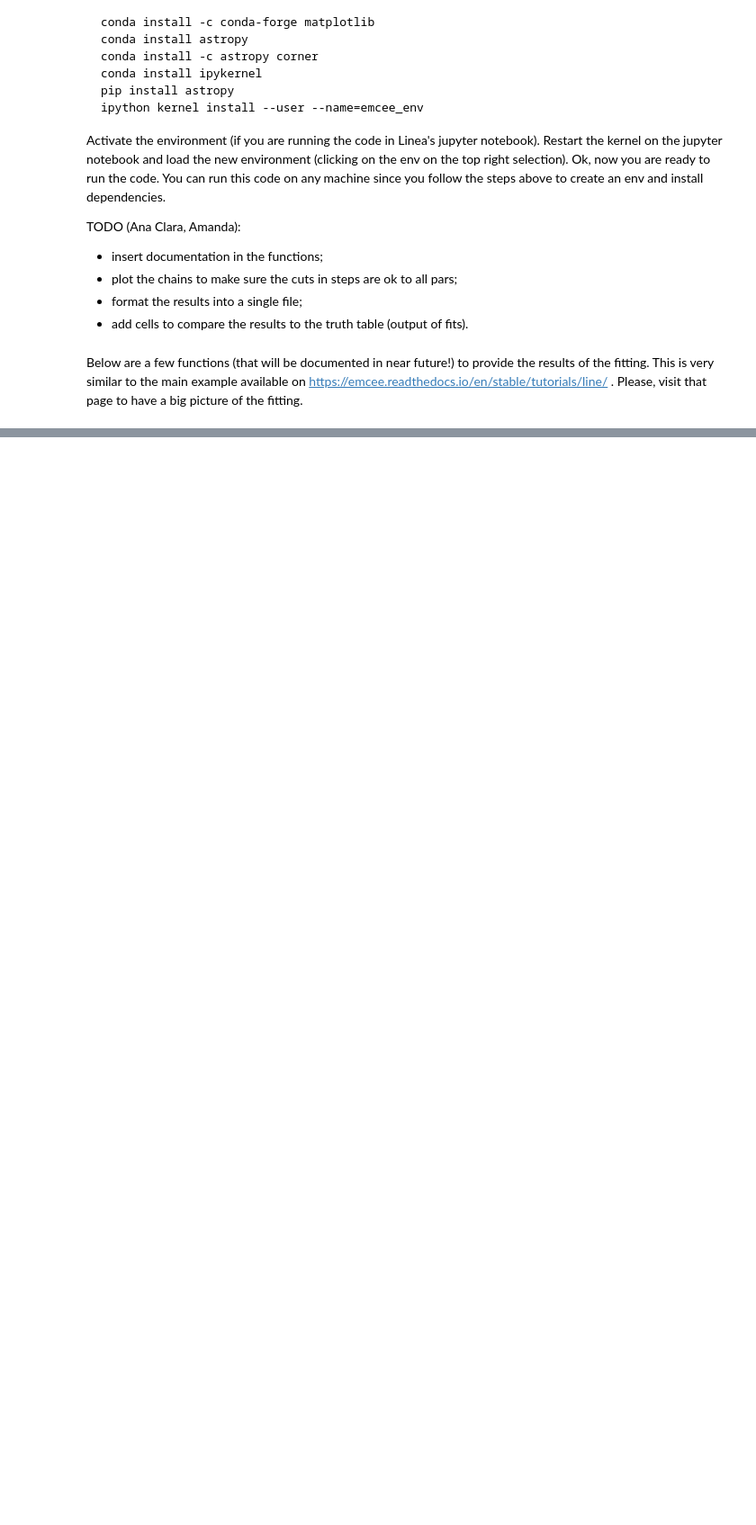
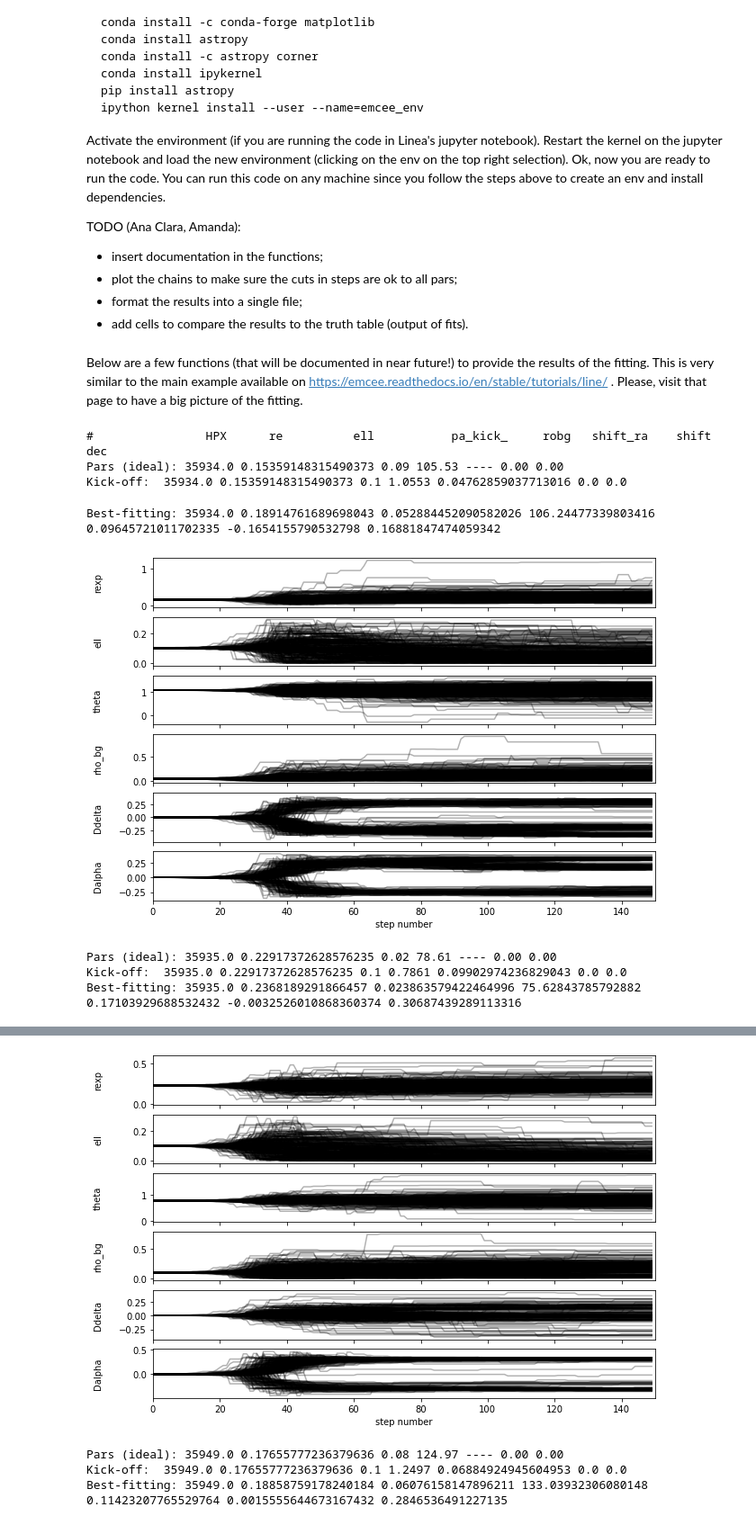
Before and after one commit to linea-it/qa_gawa, a Jupyter notebook: fit_prof.ipynb, the cells around one changed output, grey strips where cells are left out. Shown: that part at 90% size. Drawn from its saved outputs; the diff is of its cells as text; code cells hidden in the pictures; blank space fills up the shorter version.

Commit message:
Inserting a few changes in the code and optimized pars for MCMC.

```diff
--- a/fit_prof.ipynb
+++ b/fit_prof.ipynb
@@ -54,6 +54,15 @@ def lnlike(theta, RA, DEC):
     ri = 60.*np.sqrt(((dX*np.cos(np.radians(100*th))-dY*np.sin(np.radians(100*th)))/(1.-ell))
                      ** 2.+(dX*np.sin(np.radians(100*th))+dY*np.cos(np.radians(100*th)))**2.)
     s0 = (len(RA)-bg*3600.)/((1-ell)*2.*np.pi*re**2)
+
+    R0 = 0.5
+    R1 = 0.25
+    idbg = (ri < R0)&(ri > R1)
+    area_annulus_arcmin = 3600. * np.pi * (R0 ** 2 - R1 ** 2)
+    bg = float(len(RA[idbg]))/(area_annulus_arcmin)  # stars/arcmin^2
+    N_star = (len(RA[R < R0])-(robg * 3600. * np.pi * R0 ** 2))
+    s0 = (len(RA)-bg*3600.)/((1-ell)*2.*np.pi*re**2)
+
     if not np.isfinite(2.*np.sum(np.log(bg+s0*np.exp(-ri/re)))):
         return -np.inf
     return 2.*np.sum(np.log(bg+s0*np.exp(-ri/re)))
@@ -103,20 +112,20 @@ for i in range(len(ra0_)):
     idbg = (R < R0)&(R > R1)
     area_annulus_arcmin = 3600. * np.pi*(R0**2 - R1**2)
     robg = float(len(RA[idbg]))/(area_annulus_arcmin)  # stars/arcmin^2
-    N_star = (len(RA[R < R0])-(robg*3600.*np.pi * R0 ** 2)
+    N_star = (len(RA[R < R0])-(robg*3600.*np.pi * R0 ** 2))
     s_ml = N_star/(2.*np.pi*re_ml**2)
     xc_ml = 0.0
     yc_ml = 0.0
     result = re_ml, ell_ml, th_ml, robg, xc_ml, yc_ml
     print('Kick-off: ', HPX_[i], re_ml, ell_ml, th_ml, robg, xc_ml, yc_ml)
 
-    ndim, nwalkers = 6, 100  # 300
+    ndim, nwalkers = 6, 300  # 300
     pos = [result + 1e-4*np.random.randn(ndim) for j in range(nwalkers)]
     with Pool() as pool:
         sampler = emcee.EnsembleSampler(nwalkers, ndim, lnprob, args=(RA, DEC), pool=pool)
         # sampler = emcee.EnsembleSampler(nwalkers, ndim, lnprob, args=(RA, DEC))
-        sampler.run_mcmc(pos, 200)  # 500
-    samples = sampler.chain[:, 120:, :].reshape((-1, ndim))
+        sampler.run_mcmc(pos, 150)  # 500
+    samples = sampler.chain[:, 100:, :].reshape((-1, ndim))
 
     samples[:, 2] = 100.*(samples[:, 2])
     re_mcmc, ell_mcmc, th_mcmc, robg_mcmc, xc_mcmc, yc_mcmc = map(lambda v: (
@@ -126,30 +135,39 @@ for i in range(len(ra0_)):
     fig = corner.corner(samples, labels=["$re$", "$ell$", "$th$", r"$\rho_{bg}$", r"$\Delta\alpha$", r"$\Delta\delta$"], truths=[
                         re_mcmc[0], ell_mcmc[0], th_mcmc[0], robg_mcmc[0], xc_mcmc[0], yc_mcmc[0]], quantiles=[0.16, 0.5, 0.84], show_titles=True, plot_contours=True)
     plt.savefig(str(HPX_[i]) + '_plus.png')
     plt.close()
 
     L = np.zeros(len(RA))
     dX = (RA-(ra0+xc_mcmc[0]/60.))*np.cos(np.radians(dec0))
     dY = (DEC-(dec0+yc_mcmc[0]/60.))
     ri = 60.*np.sqrt(((dX*np.cos(np.radians(100*th_mcmc[0]))-dY*np.sin(np.radians(100*th_mcmc[0])))/(
         1.-ell_mcmc[0]))**2.+(dX*np.sin(np.radians(100*th_mcmc[0]))+dY*np.cos(np.radians(100*th_mcmc[0])))**2.)
     L = (np.exp(-ri/re_mcmc[0]))
 
     fig, axes = plt.subplots(6, figsize=(10, 7), sharex=True)
     samples = sampler.get_chain()
     labels = ["rexp", "ell", "theta", "rho_bg", "Ddelta", "Dalpha"]
     for i in range(ndim):
         ax = axes[i]
         ax.plot(samples[:, :, i], "k", alpha=0.3)
         ax.set_xlim(0, len(samples))
         ax.set_ylabel(labels[i])
         ax.yaxis.set_label_coords(-0.1, 0.5)
 
     axes[-1].set_xlabel("step number"); plt.show()
 
 #a = open('J0429_stars_list_profile.dat','w')
 # for j in range(len(RA)):
 #    if (L[j]<0.):
 #        L[j]=0.
 #    print >> a, RA[j], DEC[j], MAGG[j], MAGR[j], ERRG[j], ERRR[j], SM[j], L[j]
 # a.close
+# %% [output]
+#                HPX      re          ell           pa_kick_     robg   shift_ra    shift dec
+Pars (ideal): 35934.0 0.15359148315490373 0.09 105.53 ---- 0.00 0.00
+Kick-off:  35934.0 0.15359148315490373 0.1 1.0553 0.04762859037713016 0.0 0.0
+Best-fitting: 35934.0 0.18914761689698043 0.052884452090582026 106.24477339803416 0.09645721011702335 -0.1654155790532798 0.16881847474059342
+[figure, added]
+Pars (ideal): 35935.0 0.22917372628576235 0.02 78.61 ---- 0.00 0.00
+Kick-off:  35935.0 0.22917372628576235 0.1 0.7861 0.09902974236829043 0.0 0.0
+Best-fitting: 35935.0 0.2368189291866457 0.023863579422464996 75.62843785792882 0.17103929688532432 -0.0032526010868360374 0.30687439289113316
@@ -155,0 +175,4 @@ for i in range(len(ra0_)):
+[figure, added]
+Pars (ideal): 35949.0 0.17655777236379636 0.08 124.97 ---- 0.00 0.00
+Kick-off:  35949.0 0.17655777236379636 0.1 1.2497 0.06884924945604953 0.0 0.0
+Best-fitting: 35949.0 0.18858759178240184 0.06076158147896211 133.03932306080148 0.11423207765529764 0.0015555644673167432 0.2846536491227135
```
Also changed, not shown: parts of 1 cell of this notebook.
